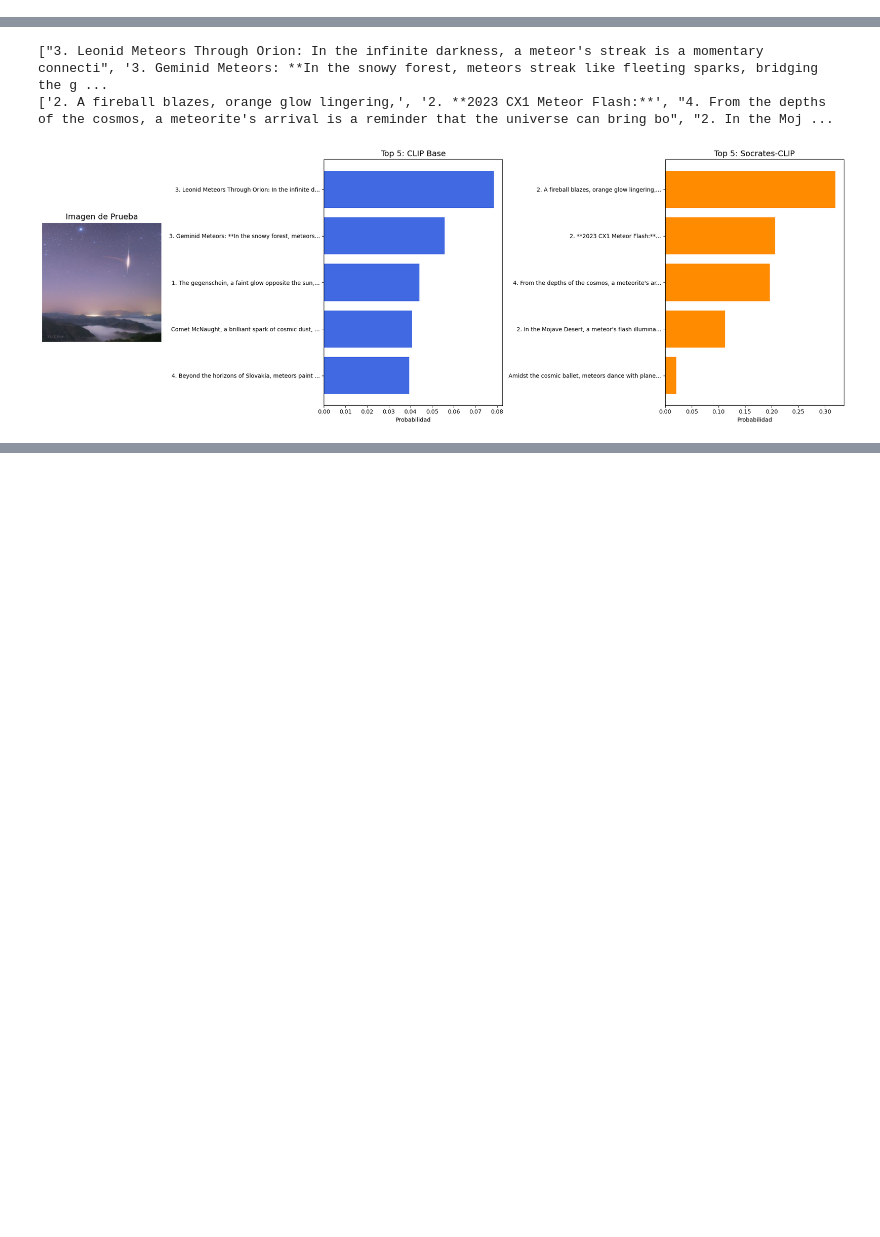
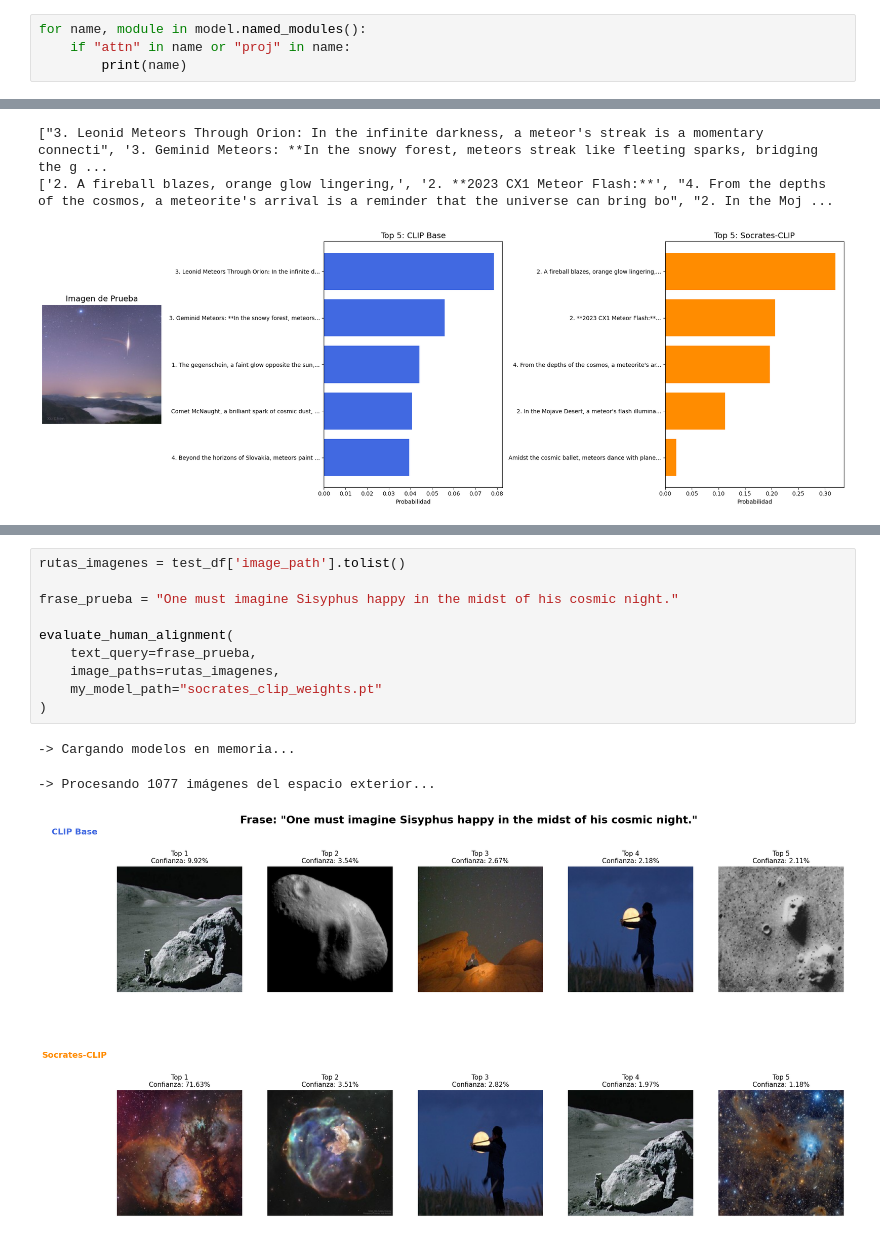
Before and after one commit to JJCG25/Socrates_clip, a Jupyter notebook: apod.ipynb, the cells around one changed output, grey strips where cells are left out. Saved outputs shown, nothing was run; the diff lists cells and outputs as text; blank space fills up the shorter version.

```diff
--- a/apod.ipynb
+++ b/apod.ipynb
@@ -220,0 +214,4 @@ RESULTADO FINAL - Test Loss: 3.2762
+# %%
+for name, module in model.named_modules():
+    if "attn" in name or "proj" in name:
+        print(name)
@@ -346,0 +1488,14 @@ compare_models("apod_images_224/2026-01-12.jpg", corpus, "socrates_clip_weights.
+# %%
+rutas_imagenes = test_df['image_path'].tolist()
+
+frase_prueba = "One must imagine Sisyphus happy in the midst of his cosmic night."
+
+evaluate_human_alignment(
+    text_query=frase_prueba,
+    image_paths=rutas_imagenes,
+    my_model_path="socrates_clip_weights.pt"
+)
+# %% [output]
+-> Cargando modelos en memoria...
+-> Procesando 1077 imágenes del espacio exterior...
+[figure, added]
```
Also changed, not shown: parts of 28 cells of this notebook.
